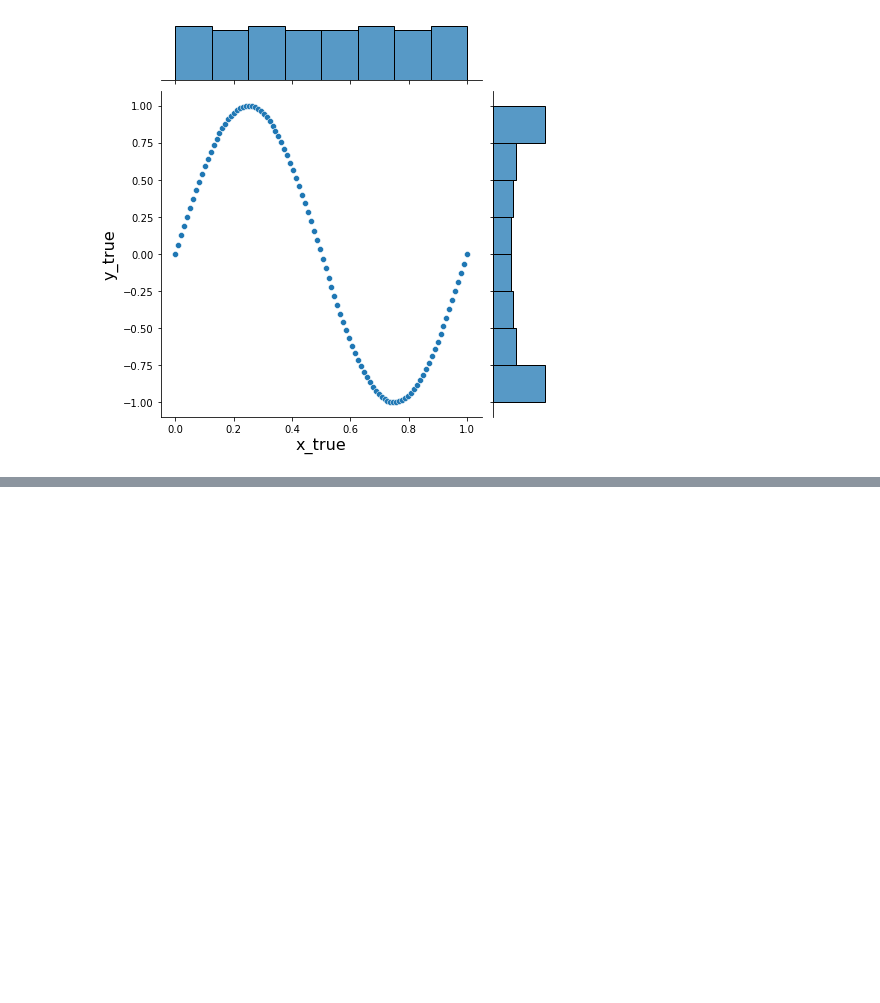
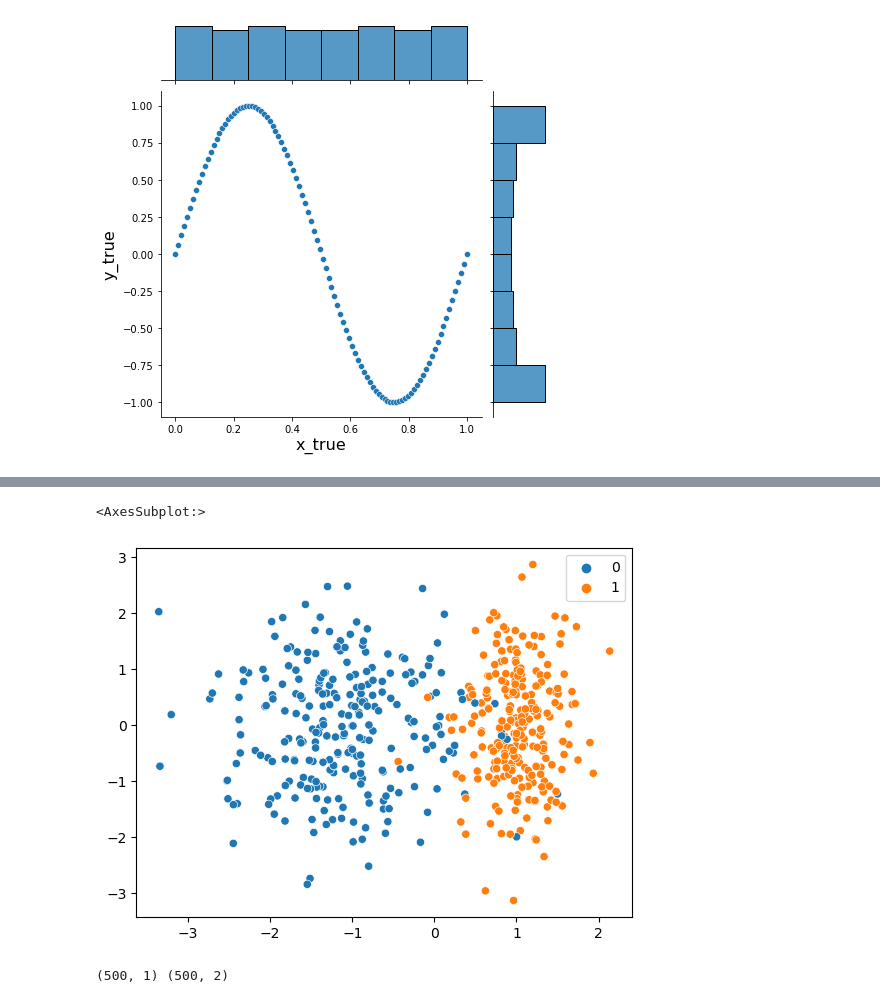
Before and after one commit to ha5ha6/judy_notes, a Jupyter notebook: basic-prml.ipynb, the cells around one changed output, grey strips where cells are left out. Cells and saved outputs as stored; diff of their text form; code cells hidden in the pictures; blank space fills up the shorter version.

```diff
--- a/basic-prml.ipynb
+++ b/basic-prml.ipynb
@@ -1345,0 +1463,60 @@ h.set_axis_labels('x_true', 'y_true', fontsize=16)
+# %%
+def sigmoid(x):
+
+    #can be applied to all eles in a np array because of np.exp
+    return 1/(1+np.exp(-x))
+
+def cost(X,y,w):
+
+    n=len(y)
+    h=sigmoid(X@w)
+    eps=1e-5
+
+
+    #+eps prevent log underflow
+    #-logloss
+    return ((1/n)*(((-y).T@np.log(h+eps))-((1-y).T@np.log(1-h+eps))))[0][0]
+
+def gradient_descent(X,y,w,lr,n_iters):
+
+    n=len(y)
+    costs=[]
+
+    for i in range(n_iters):
+
+        w=w-(lr/n)*(X.T@(sigmoid(X@w)-y))
+        costs.append(cost(X,y,w))
+
+    return costs,w
+
+def predict(X,w):
+
+    #round up probabilities
+    return np.round(sigmoid(X@w))
+
+from sklearn.datasets import make_classification
+X,y=make_classification(n_samples=500, n_features=2, n_redundant=0, n_informative=1,
+                        n_clusters_per_class=1, random_state=14)
+# %%
+sns.scatterplot(X[:,0],X[:,1],hue=y)
+# %% [output]
+<AxesSubplot:>
+[figure, added]
+# %%
+
+y=y[:,np.newaxis]
+print(y.shape,X.shape)
+n=len(y)
+#add bias 1 vector (500,3)
+X=np.hstack((np.ones((n,1)),X))
+
+n_x=X.shape[1]
+w=np.zeros((n_x,1))
+
+n_iters=1500
+lr=0.03
+cost0=cost(X,y,w)
+
+costs,w_op=gradient_descent(X,y,w,lr,n_iters)
+# %% [output]
+(500, 1) (500, 2)
```
Also changed, not shown: parts of 7 cells of this notebook.
